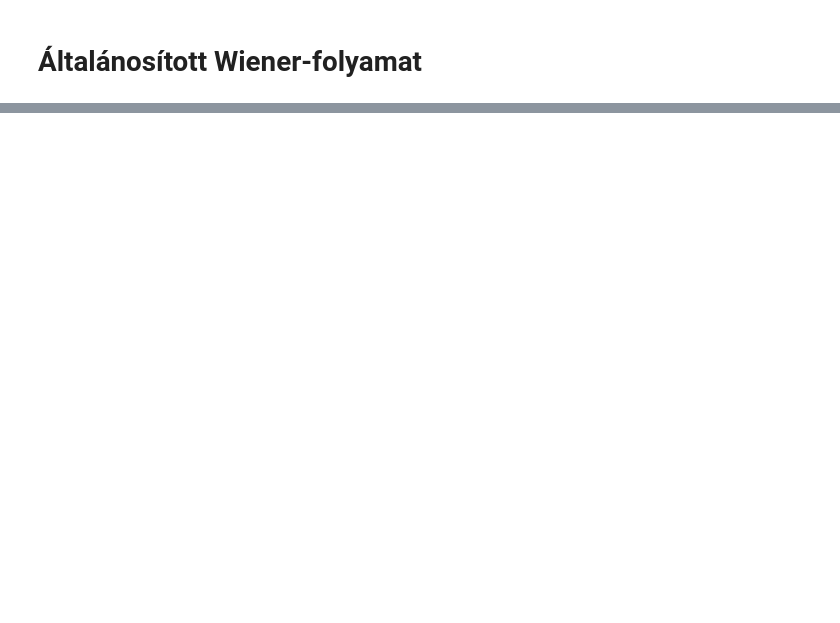
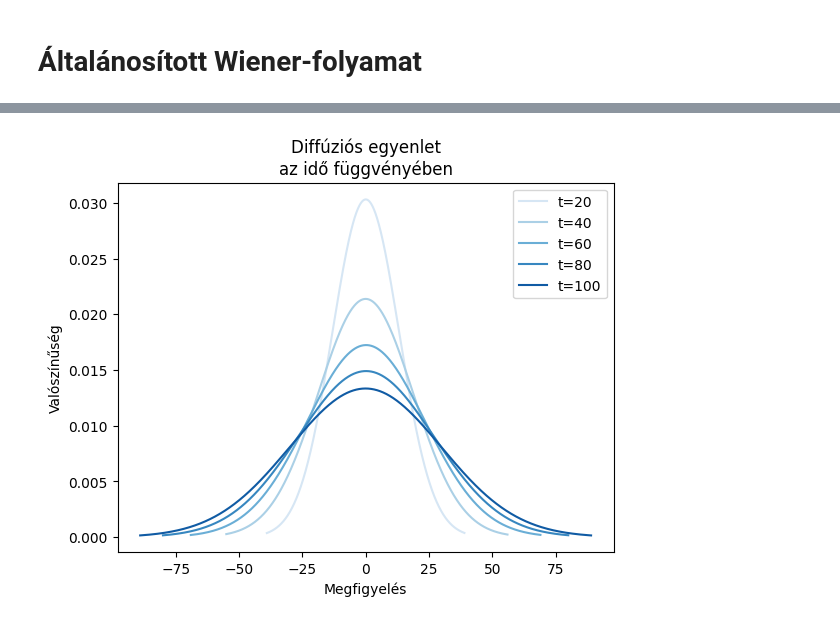
Before and after one commit to sajozsattila/blog, a Jupyter notebook: Finance/Wiener-folyamat.ipynb, the cells around one changed output, grey strips where cells are left out. Cells and saved outputs as stored; diff of their text form; code cells hidden in the pictures; blank space fills up the shorter version.

```diff
--- a/Finance/Wiener-folyamat.ipynb
+++ b/Finance/Wiener-folyamat.ipynb
@@ -167,0 +168,36 @@ plt.show()
+# %%
+import seaborn as sns
+
+indexs = [19,39,59,79,99]
+colors = [ x for x in sns.color_palette("Blues",len(indexs))]
+
+bolyongasok = altalanositott_Wiener_folyamat(
+    kezdo_pont=0,
+    ido=100,
+    atlag=0,
+    szoras=3,
+    utvonal_szam=10000
+)
+
+for i in range(len(indexs)):
+    time_index = indexs[i]
+    color = colors[i]
+    # megfigyelések
+    obs = [ x[time_index] for x in bolyongasok ]
+    obs_mean = np.mean(obs)
+    obs_std = np.std(obs)
+
+    # minta
+    # plt.hist(obs, bins=28, density=True, color=color)
+    # standard normál pdf sűrűségfüggvénye
+    bins = [ (x-obs_mean)/100 for x in range(int(obs_mean-3*obs_std)*100, int(obs_mean+3*obs_std)*100) ]
+    normalpdf = stats.norm.pdf(bins, obs_mean, obs_std)
+    plt.plot(bins, normalpdf, label=f"t={time_index+1}", color=color)
+
+plt.title("Diffúziós egyenlet\naz idő függvényében")
+plt.xlabel("Megfigyelés")
+plt.ylabel("Valószínűség")
+plt.legend()
+plt.show()
+# %% [output]
+[figure, added]
```
Also changed, not shown: parts of 4 cells of this notebook, 2 other files.
